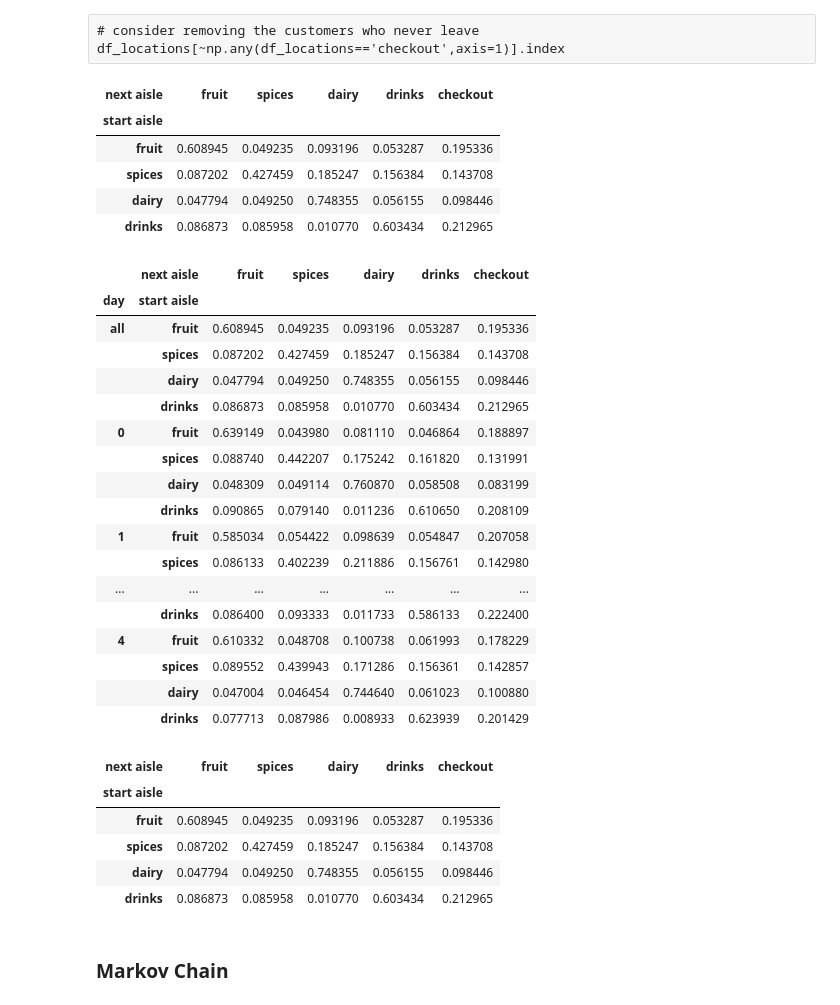
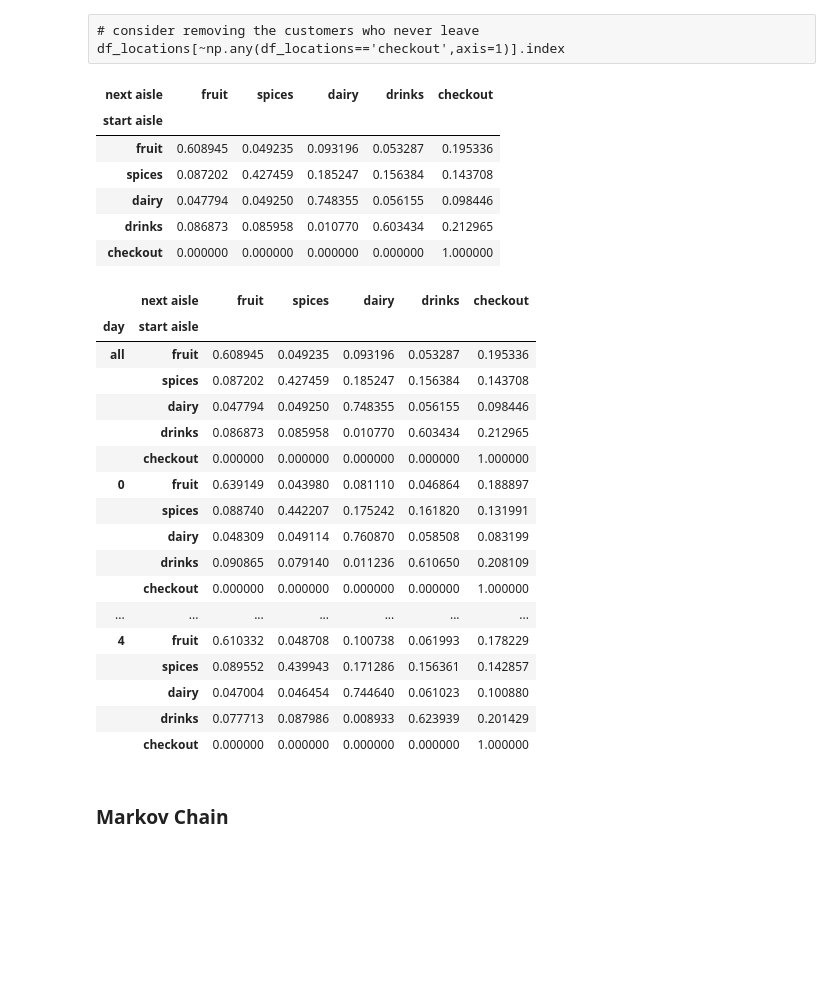
Before and after one commit to corcorf/doodl, a Jupyter notebook: doodl_simulation_01.ipynb, the cells around one changed output. Saved outputs shown, nothing was run; the diff lists cells and outputs as text; code cells hidden in the pictures; blank space fills up the shorter version.

```diff
--- a/doodl_simulation_01.ipynb
+++ b/doodl_simulation_01.ipynb
@@ -80,12 +124,12 @@ transition_matrix.columns.rename('next aisle', inplace=True)
 
 # make a temporary version of the locations dataframe
 # this should have an extra column to avoid an indexing error later
-dummy_locations = df_locations.copy()
+dummy_locations = df_locations.fillna(method='ffill', axis=1)
 dummy_locations[999] = np.nan
 
 # loop through the aisles, find the table indeces where that aisle appears
 # the "next aisle" is the aisle named in the following column of the same row
-for a in aisles[:-1]:
+for a in aisles:#[:-1]:
     instances_a = np.where(dummy_locations==a)
     instances_next = (instances_a[0], instances_a[1] + 1)
     transition_matrix.loc[a] = pd.Series(dummy_locations.values[instances_next]).value_counts()
@@ -210,7 +264,7 @@ dummy_locations["23:59:59"] = np.nan
 
 # loop through the aisles, find the table indeces where that aisle appears
 # the "next aisle" is the aisle named in the following column of the same row
-for a in aisles[:-1]:
+for a in aisles:#[:-1]:
     instances_a = np.where(dummy_locations==a)
     instances_next = (instances_a[0], instances_a[1] + 1)
     transition_matrix_minutely.loc[a] = pd.Series(dummy_locations.values[instances_next]).value_counts()
@@ -220,7 +274,7 @@ for a in aisles[:-1]:
 total_transitions = transition_matrix_minutely.sum(axis=1)
 
 # calculate the probability of each transition by dividing by the total_transitions from each starting aisle
-transition_proba_minutely = transition_matrix_minutely.div(total_transitions,axis=0)
+transition_proba_minutely = transition_matrix_minutely.div(total_transitions,axis=0).fillna(0)
 transition_proba_minutely
 # %% [output]
 | next aisle | fruit | spices | dairy | drinks | checkout |
@@ -229,13 +283,14 @@ transition_proba_minutely
 | spices | 0.087202 | 0.427459 | 0.185247 | 0.156384 | 0.143708 |
 | dairy | 0.047794 | 0.049250 | 0.748355 | 0.056155 | 0.098446 |
 | drinks | 0.086873 | 0.085958 | 0.010770 | 0.603434 | 0.212965 |
+| checkout | 0.000000 | 0.000000 | 0.000000 | 0.000000 | 1.000000 |
 # %%
 # calculate the transition matrix by day
 
 # set up a dataframe for the transition matrix
 # should have a column and a row for each aisle
 day_idx = ['all'] + list(range(5))
-multi_idx = pd.MultiIndex.from_product([day_idx,aisles[:-1]], names=['day','start aisle'])
+multi_idx = pd.MultiIndex.from_product([day_idx,aisles], names=['day','start aisle'])
 transition_matrix_by_day_minutely = pd.DataFrame(columns=aisles, index=multi_idx)
 # transition_matrix_by_day_minutely.index.rename('start aisle', inplace=True)
 transition_matrix_by_day_minutely.columns.rename('next aisle', inplace=True)
@@ -244,55 +299,47 @@ transition_matrix_by_day_minutely.columns.rename('next aisle', inplace=True)
 # this should have an extra column to avoid an indexing error later
 dummy_locations = df_location_by_time.copy()
 dummy_locations["23:59:59"] = np.nan
 
 # loop through the aisles, find the table indices where that aisle appears
 # the "next aisle" is the aisle named in the following column of the same row
 for day in day_idx:
-    for a in aisles[:-1]:
+    for a in aisles:
         if day == 'all':
             key = day_idx[1:]
         else:
             key = day
         instances_a = np.where(dummy_locations.loc[key]==a)
         instances_next = (instances_a[0], instances_a[1] + 1)
         counts = pd.Series(dummy_locations.loc[key].values[instances_next]).value_counts()
         transition_matrix_by_day_minutely.loc[(day,a)] = counts
 
 
 # the total number of transitions from each aisle is the sum along the rows
 total_transitions_by_day = transition_matrix_by_day_minutely.sum(axis=1)
 
 # calculate the probability of each transition by dividing by the total_transitions from each starting aisle
 transition_proba_by_day_minutely = transition_matrix_by_day_minutely.div(total_transitions_by_day,axis=0)
+transition_proba_by_day_minutely = transition_proba_by_day_minutely.fillna(0)
 transition_proba_by_day_minutely
 # %% [output]
 |  | next aisle | fruit | spices | dairy | drinks | checkout |
 | day | start aisle |  |  |  |  |  |
 | all | fruit | 0.608945 | 0.049235 | 0.093196 | 0.053287 | 0.195336 |
 |  | spices | 0.087202 | 0.427459 | 0.185247 | 0.156384 | 0.143708 |
 |  | dairy | 0.047794 | 0.049250 | 0.748355 | 0.056155 | 0.098446 |
 |  | drinks | 0.086873 | 0.085958 | 0.010770 | 0.603434 | 0.212965 |
+|  | checkout | 0.000000 | 0.000000 | 0.000000 | 0.000000 | 1.000000 |
 | 0 | fruit | 0.639149 | 0.043980 | 0.081110 | 0.046864 | 0.188897 |
 |  | spices | 0.088740 | 0.442207 | 0.175242 | 0.161820 | 0.131991 |
 |  | dairy | 0.048309 | 0.049114 | 0.760870 | 0.058508 | 0.083199 |
 |  | drinks | 0.090865 | 0.079140 | 0.011236 | 0.610650 | 0.208109 |
-| 1 | fruit | 0.585034 | 0.054422 | 0.098639 | 0.054847 | 0.207058 |
-|  | spices | 0.086133 | 0.402239 | 0.211886 | 0.156761 | 0.142980 |
+|  | checkout | 0.000000 | 0.000000 | 0.000000 | 0.000000 | 1.000000 |
 | ... | ... | ... | ... | ... | ... | ... |
-|  | drinks | 0.086400 | 0.093333 | 0.011733 | 0.586133 | 0.222400 |
 | 4 | fruit | 0.610332 | 0.048708 | 0.100738 | 0.061993 | 0.178229 |
 |  | spices | 0.089552 | 0.439943 | 0.171286 | 0.156361 | 0.142857 |
 |  | dairy | 0.047004 | 0.046454 | 0.744640 | 0.061023 | 0.100880 |
 |  | drinks | 0.077713 | 0.087986 | 0.008933 | 0.623939 | 0.201429 |
+|  | checkout | 0.000000 | 0.000000 | 0.000000 | 0.000000 | 1.000000 |
-# %%
-transition_proba_minutely
-# %% [output]
-| next aisle | fruit | spices | dairy | drinks | checkout |
-| start aisle |  |  |  |  |  |
-| fruit | 0.608945 | 0.049235 | 0.093196 | 0.053287 | 0.195336 |
-| spices | 0.087202 | 0.427459 | 0.185247 | 0.156384 | 0.143708 |
-| dairy | 0.047794 | 0.049250 | 0.748355 | 0.056155 | 0.098446 |
-| drinks | 0.086873 | 0.085958 | 0.010770 | 0.603434 | 0.212965 |
 # %% [markdown]
 ### Markov Chain
 # %% [markdown]
```
Also changed, not shown: parts of 30 cells of this notebook.
